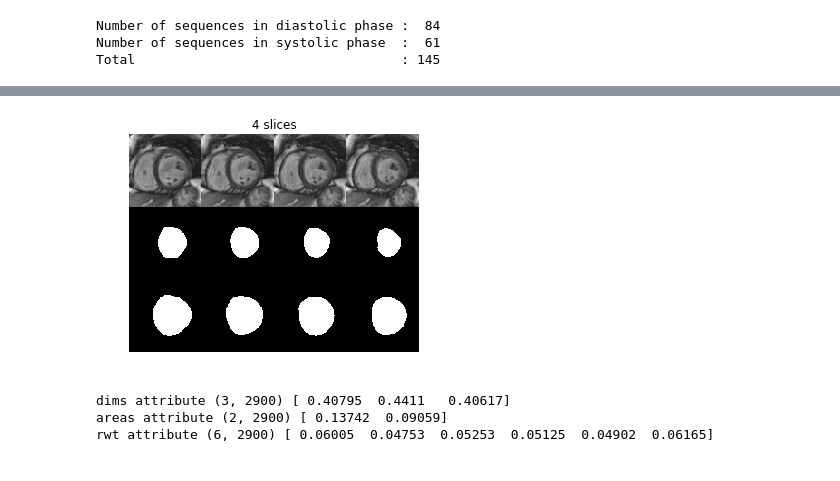
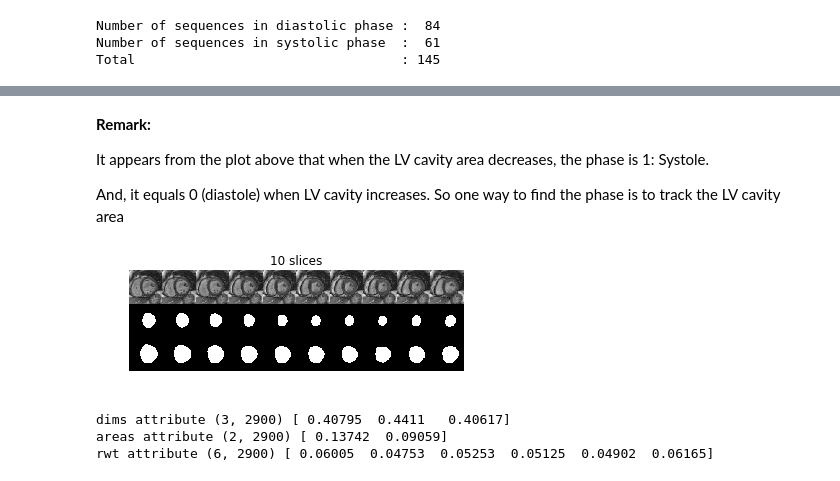
Before and after one commit to harrislin2018/LVQuan18, a Jupyter notebook: Main.ipynb, the cells around one changed output, grey strips where cells are left out. Saved outputs shown, nothing was run; the diff lists cells and outputs as text; code cells hidden in the pictures.

Commit message:
Problem definition + start of data analysis

```diff
--- a/Main.ipynb
+++ b/Main.ipynb
@@ -75,0 +99,13 @@ Total                                  : 145
+# %%
+S = 20
+k = 5
+A = 0
+for i in range(k):
+    print(data['lv_phase'][0,i*S:(i+1)*S])
+
+plt.plot(data['areas'][A,:S], 'b', range(S, 2*S), data['areas'][A,S:S+S], 'r',
+        range(2*S, 3*S), data['areas'][A,2*S:3*S], 'g',
+        range(3*S, 4*S), data['areas'][A,3*S:4*S], 'b',
+        range(4*S, 5*S), data['areas'][A,4*S:5*S], 'r')
+plt.xlabel('slice number')
+plt.ylabel('Area of LV cavity')
@@ -76,3 +120,10 @@ Total                                  : 145
+# %% [markdown]
+**Remark:**
+
+It appears from the plot above that when the LV cavity area decreases, the phase is 1: Systole.
+
+And, it equals 0 (diastole) when LV cavity increases. So one way to find the phase is to track
+the LV cavity area
 # %%
 patient = data['images_LV'][:,:,:20]
 seg_endo = data['endo_LV'][:,:,:20]
@@ -81,17 +132,17 @@ seg_epi = data['epi_LV'][:,:,:20]
 def get_sample(seq, size=3):
     return np.hstack([seq[:,:,i] for i in range(size)])
 # %%
-n = 4
+n = 10
 slice_sample = get_sample(patient, n)
 seg_endo_sample = get_sample(seg_endo, n)
 seg_epi_sample = get_sample(seg_epi, n)
 samples = np.vstack((slice_sample, seg_endo_sample, seg_epi_sample))
 plt.imshow(samples, cmap='gray')
 plt.title(f'{n} slices')
 plt.axis("off")
 plt.show()
 # %% [output]
-[figure, old version]
+[figure, new version]
 # %%
 print ('dims attribute', data['dims'].shape, data['dims'][:,0])
 print ('areas attribute', data['areas'].shape, data['areas'][:,0])
```
Also changed, not shown: parts of 9 cells of this notebook.
